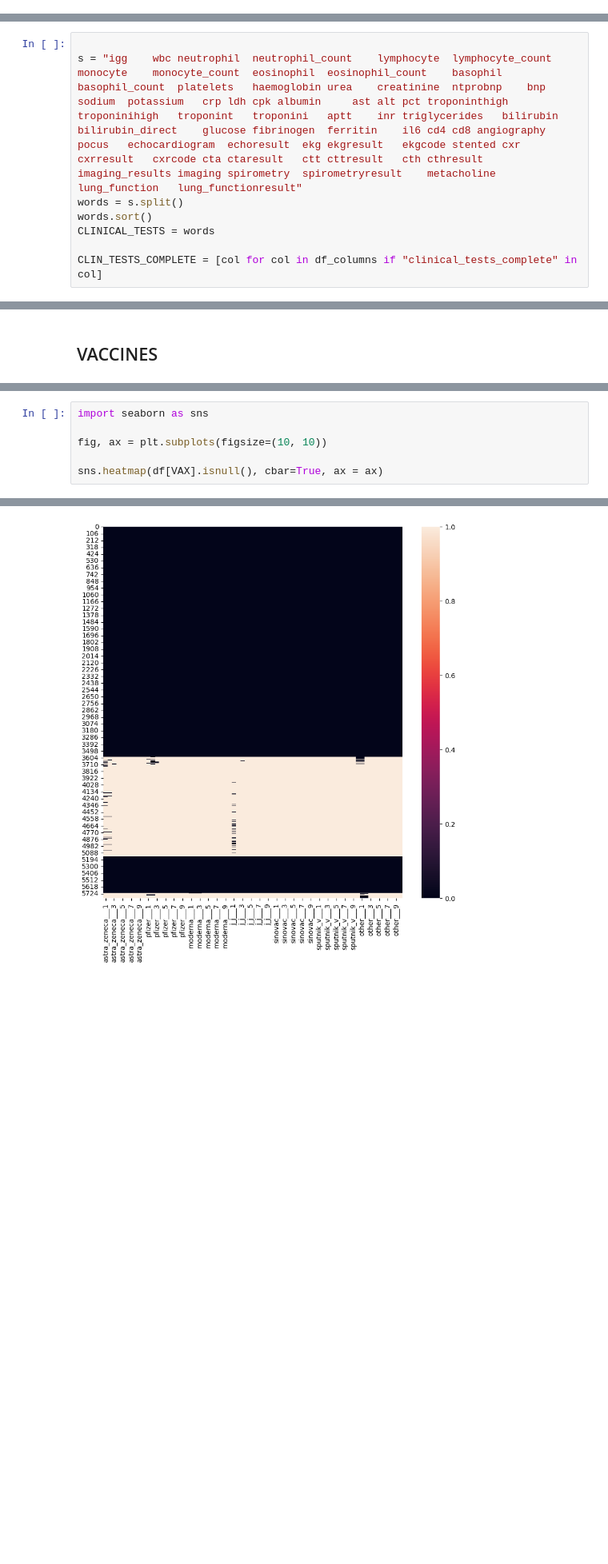
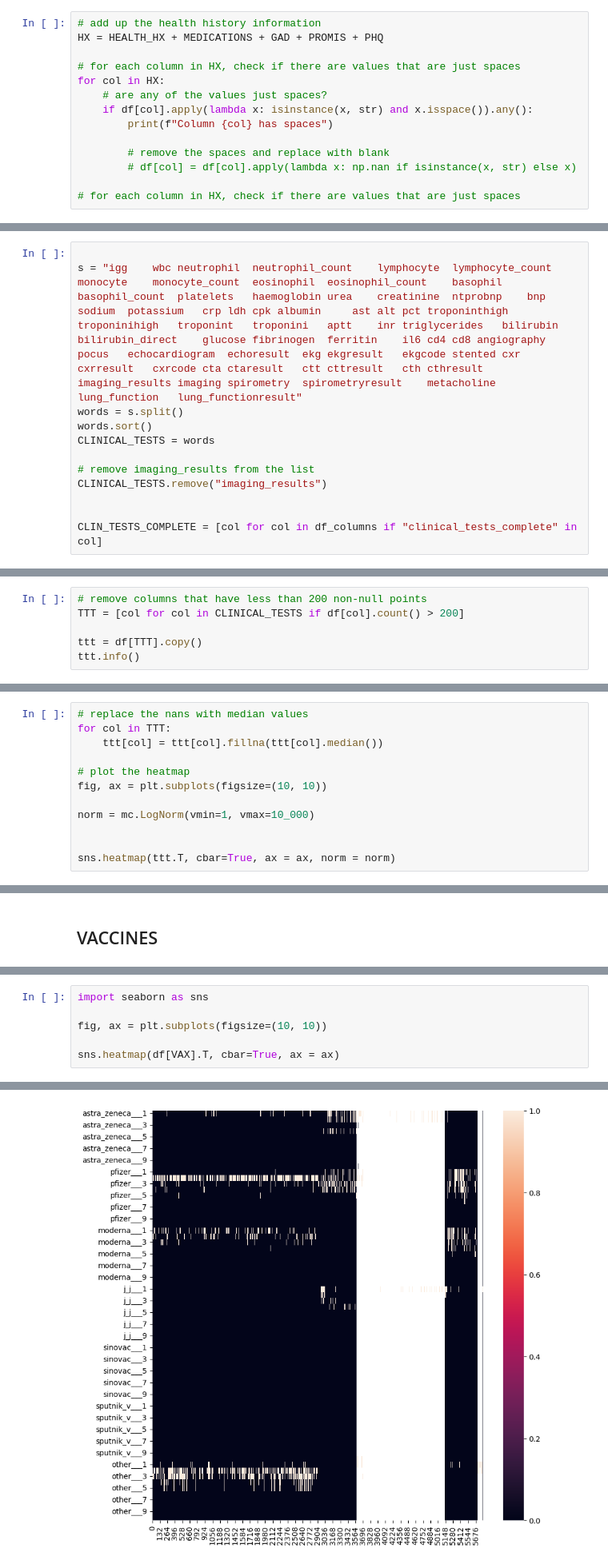
Before and after one commit to davidtweddell/lc_repo, a Jupyter notebook: 01-inspect-data.ipynb, the cells around one changed output, grey strips where cells are left out. Shown at 80% size. Cells and saved outputs as stored; diff of their text form; blank space fills up the shorter version.

```diff
--- a/01-inspect-data.ipynb
+++ b/01-inspect-data.ipynb
@@ -51,5 +80,19 @@ PROMIS_COMPLETE = [col for col in df_columns if "promis_29_profile" in col]
 # PHQ
 PHQ = [col for col in df_columns if "phq" in col]
 PHQ_COMPLETE = [col for col in df_columns if "patient_health_questionaire" in col]
+# %%
+# add up the health history information
+HX = HEALTH_HX + MEDICATIONS + GAD + PROMIS + PHQ
+
+# for each column in HX, check if there are values that are just spaces
+for col in HX:
+    # are any of the values just spaces?
+    if df[col].apply(lambda x: isinstance(x, str) and x.isspace()).any():
+        print(f"Column {col} has spaces")
+
+        # remove the spaces and replace with blank
+        # df[col] = df[col].apply(lambda x: np.nan if isinstance(x, str) else x)
+
+# for each column in HX, check if there are values that are just spaces
 # %%
 
@@ -106,5 +155,9 @@ words = s.split()
 words.sort()
 CLINICAL_TESTS = words
 
+# remove imaging_results from the list
+CLINICAL_TESTS.remove("imaging_results")
+
+
 CLIN_TESTS_COMPLETE = [col for col in df_columns if "clinical_tests_complete" in col]
 # %%
@@ -113,0 +183,6 @@ KeyError: 'CLINICAL_TESTS'
+# %%
+# remove columns that have less than 200 non-null points
+TTT = [col for col in CLINICAL_TESTS if df[col].count() > 200]
+
+ttt = df[TTT].copy()
+ttt.info()
@@ -113,0 +220,12 @@ KeyError: 'CLINICAL_TESTS'
+# %%
+# replace the nans with median values
+for col in TTT:
+    ttt[col] = ttt[col].fillna(ttt[col].median())
+
+# plot the heatmap
+fig, ax = plt.subplots(figsize=(10, 10))
+
+norm = mc.LogNorm(vmin=1, vmax=10_000)
+
+
+sns.heatmap(ttt.T, cbar=True, ax = ax, norm = norm)
@@ -145,11 +265,11 @@ VAX_SIDE_EFFECTS = find_columns(df_columns, ["vac_sideeffect"])
 # %%
 import seaborn as sns
 
 fig, ax = plt.subplots(figsize=(10, 10))
 
-sns.heatmap(df[VAX].isnull(), cbar=True, ax = ax)
+sns.heatmap(df[VAX].T, cbar=True, ax = ax)
 # %% [output]
 <Axes: >
-[figure, old version]
+[figure, new version]
 # %% [markdown]
 ## VIZ
```
Also changed, not shown: parts of 20 cells of this notebook, 1 other file.
